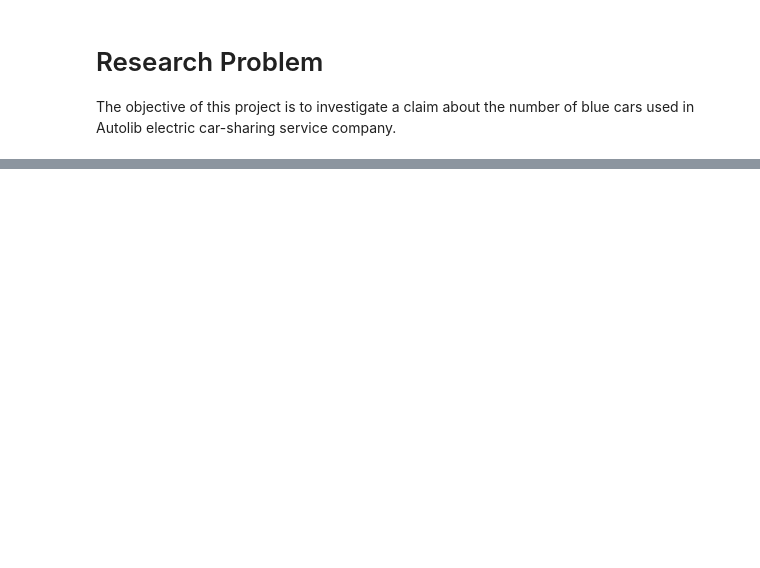
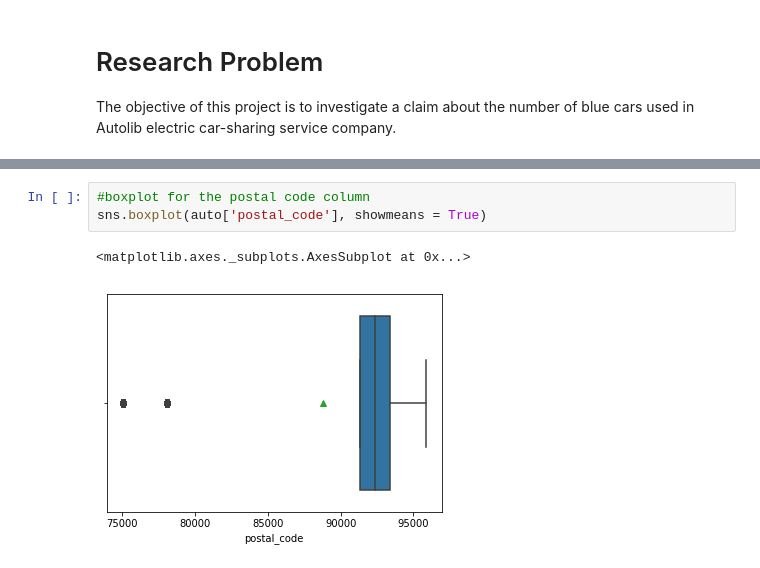
Before and after one commit to mwinzie/Autolib-Project-, a Jupyter notebook: Moringa_Data_Science_Core_W3_Independent_Project_Agnes_Mwinzi_DataScience.ipynb, the cells around one changed output, grey strips where cells are left out. Cells and saved outputs as stored; diff of their text form; blank space fills up the shorter version.

```diff
--- a/Moringa_Data_Science_Core_W3_Independent_Project_Agnes_Mwinzi_DataScience.ipynb
+++ b/Moringa_Data_Science_Core_W3_Independent_Project_Agnes_Mwinzi_DataScience.ipynb
@@ -23,0 +156,6 @@ auto.head()
+# %%
+#boxplot for the postal code column
+sns.boxplot(auto['postal_code'], showmeans = True)
+# %% [output]
+<matplotlib.axes._subplots.AxesSubplot at 0x...>
+[figure, added]
```
Also changed, not shown: parts of 29 cells of this notebook.
